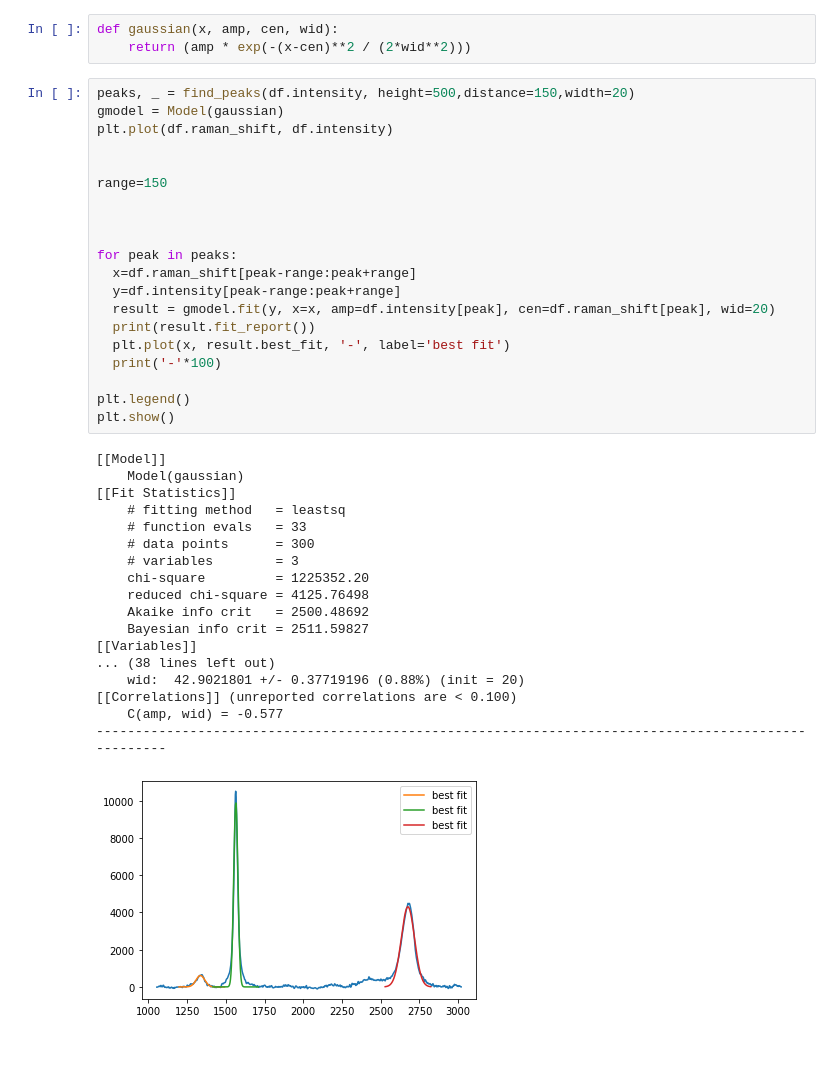
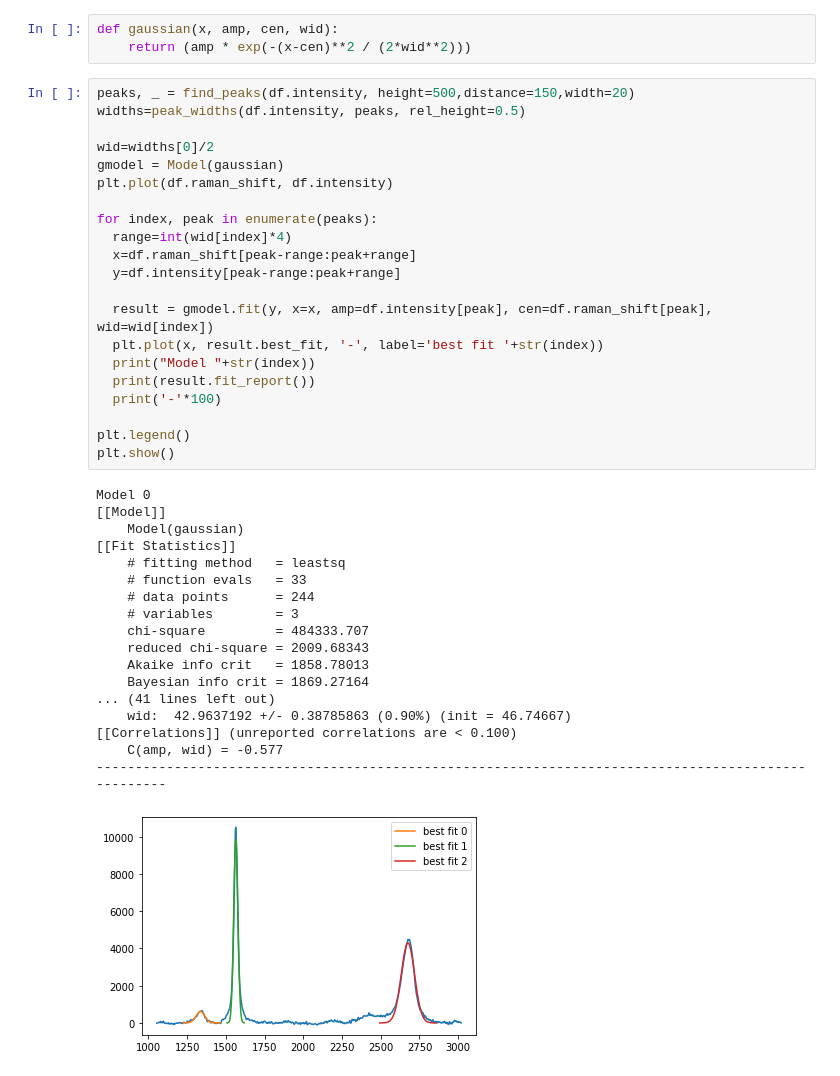
Before and after one commit to yuyangweng/Project, a Jupyter notebook: peak_fitting.ipynb, the cells around one changed output. Cells and saved outputs as stored; diff of their text form.

```diff
--- a/peak_fitting.ipynb
+++ b/peak_fitting.ipynb
@@ -57,40 +57,41 @@ def gaussian(x, amp, cen, wid):
     return (amp * exp(-(x-cen)**2 / (2*wid**2)))
 # %%
 peaks, _ = find_peaks(df.intensity, height=500,distance=150,width=20)
+widths=peak_widths(df.intensity, peaks, rel_height=0.5)
+
+wid=widths[0]/2
 gmodel = Model(gaussian)
 plt.plot(df.raman_shift, df.intensity)
 
-
-range=150
-
-
-
-for peak in peaks:
+for index, peak in enumerate(peaks):
+  range=int(wid[index]*4)
   x=df.raman_shift[peak-range:peak+range]
   y=df.intensity[peak-range:peak+range]
-  result = gmodel.fit(y, x=x, amp=df.intensity[peak], cen=df.raman_shift[peak], wid=20)
+
+  result = gmodel.fit(y, x=x, amp=df.intensity[peak], cen=df.raman_shift[peak], wid=wid[index])
+  plt.plot(x, result.best_fit, '-', label='best fit '+str(index))
+  print("Model "+str(index))
   print(result.fit_report())
-  plt.plot(x, result.best_fit, '-', label='best fit')
   print('-'*100)
 
 plt.legend()
 plt.show()
 # %% [output]
+Model 0
 [[Model]]
     Model(gaussian)
 [[Fit Statistics]]
     # fitting method   = leastsq
     # function evals   = 33
-    # data points      = 300
+    # data points      = 244
     # variables        = 3
-    chi-square         = 1225352.20
-    reduced chi-square = 4125.76498
-    Akaike info crit   = 2500.48692
-    Bayesian info crit = 2511.59827
-[[Variables]]
-... (38 lines left out)
-    wid:  42.9021801 +/- 0.37719196 (0.88%) (init = 20)
+    chi-square         = 484333.707
+    reduced chi-square = 2009.68343
+    Akaike info crit   = 1858.78013
+    Bayesian info crit = 1869.27164
+... (41 lines left out)
+    wid:  42.9637192 +/- 0.38785863 (0.90%) (init = 46.74667)
 [[Correlations]] (unreported correlations are < 0.100)
     C(amp, wid) = -0.577
 ----------------------------------------------------------------------------------------------------
-[figure, old version]
+[figure, new version]
```
Also changed, not shown: parts of 1 cell of this notebook.
